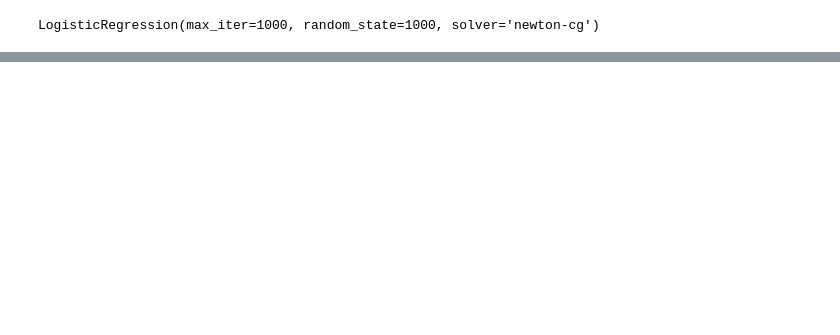
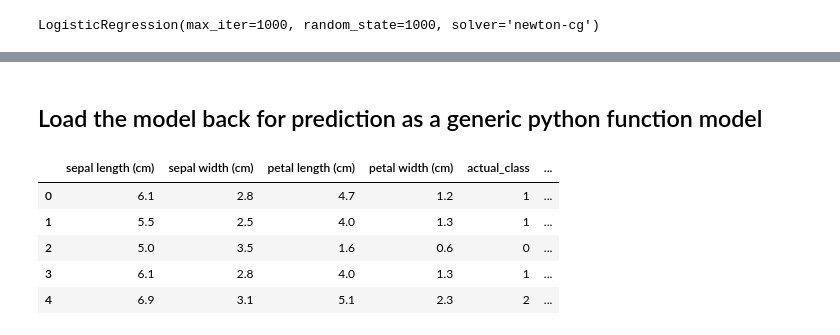
Before and after one commit to Musharraf-Bubere/Learning-In-Public, a Jupyter notebook: MLOps/Practical/01_MLproject/01_gettingstarted.ipynb, the cells around one changed output, grey strips where cells are left out. Drawn from its saved outputs; the diff is of its cells as text; code cells hidden in the pictures; blank space fills up the shorter version.

Commit message:
MLFlow: Inferencing model by krish naik

```diff
--- a/MLOps/Practical/01_MLproject/01_gettingstarted.ipynb
+++ b/MLOps/Practical/01_MLproject/01_gettingstarted.ipynb
@@ -134,0 +878,20 @@ model_info.model_uri
+# %% [markdown]
+## Load the model back for prediction as a generic python function model
+# %%
+loaded_model=mlflow.pyfunc.load_model(model_info.model_uri)
+predictions=loaded_model.predict(X_test)
+
+iris_features_name=datasets.load_iris().feature_names
+
+result=pd.DataFrame(X_test,columns=iris_features_name)
+result["actual_class"]=y_test
+result["predcited_class"]=predictions
+# %%
+result[:5]
+# %% [output]
+|  | sepal length (cm) | sepal width (cm) | petal length (cm) | petal width (cm) | actual_class | ... |
+| 0 | 6.1 | 2.8 | 4.7 | 1.2 | 1 | ... |
+| 1 | 5.5 | 2.5 | 4.0 | 1.3 | 1 | ... |
+| 2 | 5.0 | 3.5 | 1.6 | 0.6 | 0 | ... |
+| 3 | 6.1 | 2.8 | 4.0 | 1.3 | 1 | ... |
+| 4 | 6.9 | 3.1 | 5.1 | 2.3 | 2 | ... |
```
Also changed, not shown: parts of 14 cells of this notebook.
